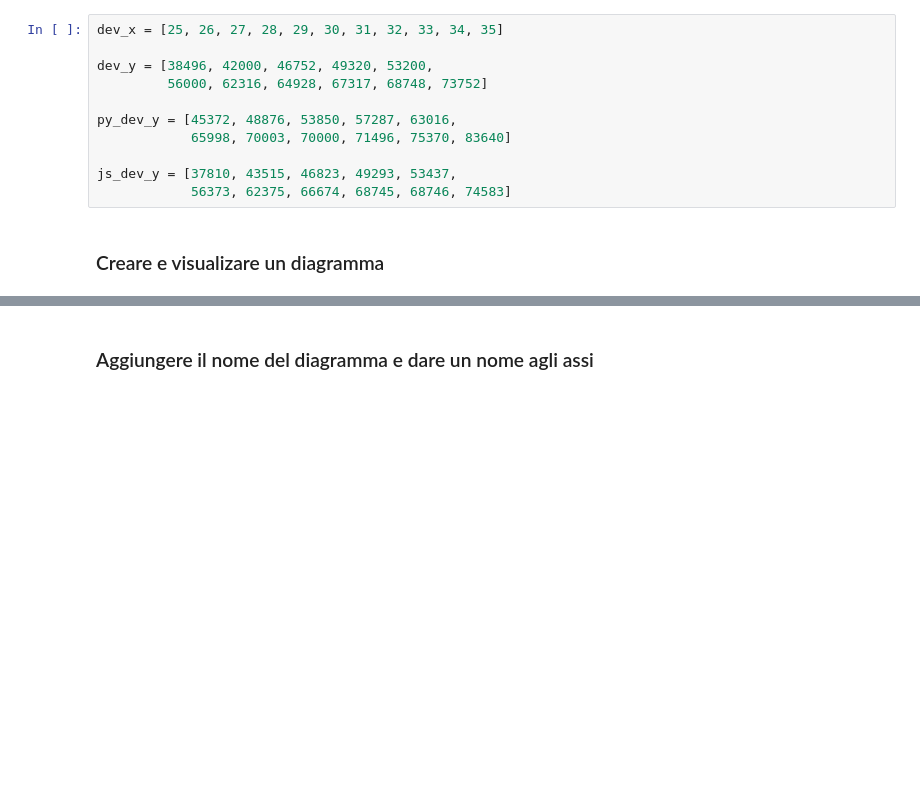
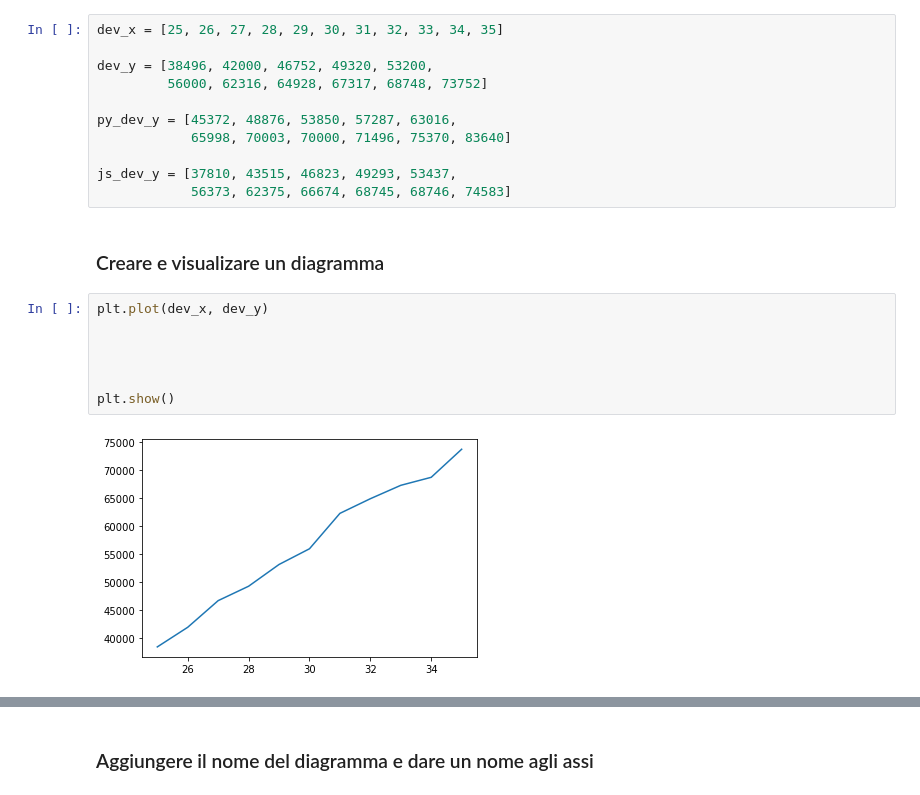
Before and after one commit to SGiuri/ML_PD-2122, a Jupyter notebook: ML_PD-01-IntroduzioneAllaDataScience/ML_PD-ds07-Matplotlib.ipynb, the cells around one changed output, grey strips where cells are left out. Drawn from its saved outputs; the diff is of its cells as text; blank space fills up the shorter version.

```diff
--- a/ML_PD-01-IntroduzioneAllaDataScience/ML_PD-ds07-Matplotlib.ipynb
+++ b/ML_PD-01-IntroduzioneAllaDataScience/ML_PD-ds07-Matplotlib.ipynb
@@ -27,3 +27,12 @@ js_dev_y = [37810, 43515, 46823, 49293, 53437,
             56373, 62375, 66674, 68745, 68746, 74583]
 # %% [markdown]
 ### Creare e visualizare un diagramma
+# %%
+plt.plot(dev_x, dev_y)
+
+
+
+
+plt.show()
+# %% [output]
+[figure, added]
```
Also changed, not shown: parts of 14 cells of this notebook.
